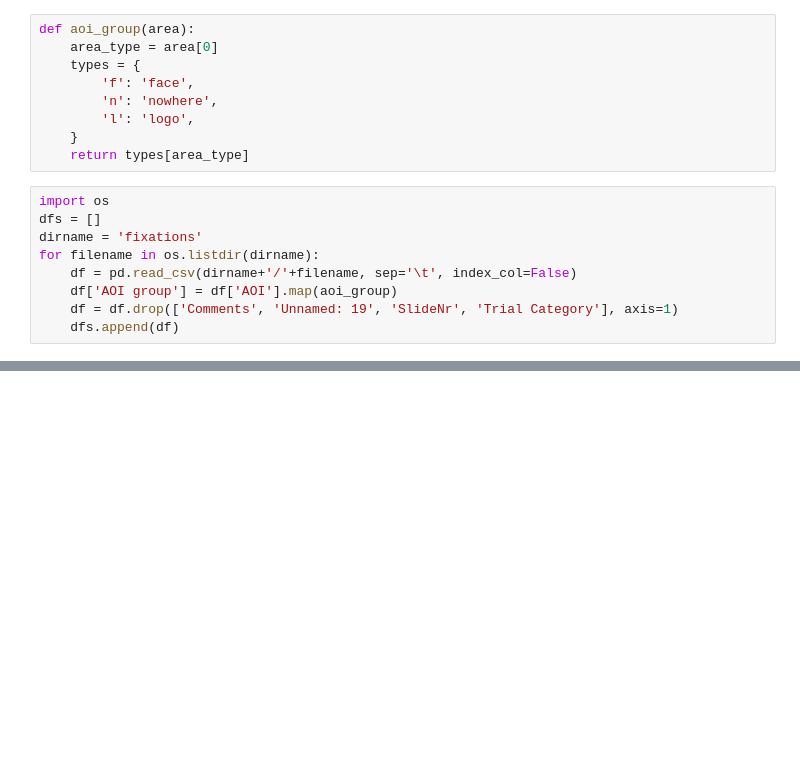
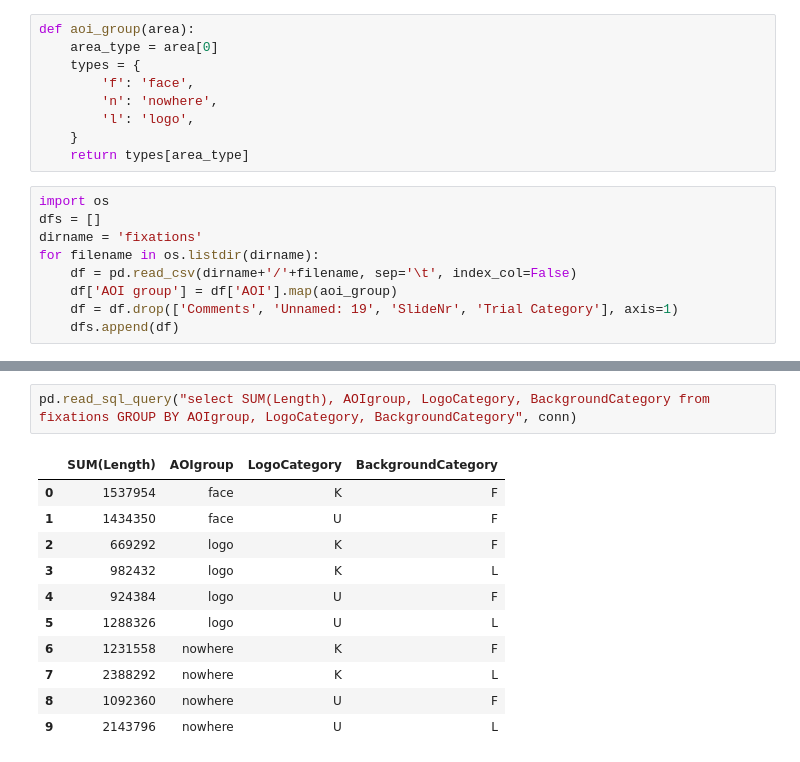
Before and after one commit to alastaa/LSTProject, a Jupyter notebook: Fiksaatioanalyysihommii.ipynb, the cells around one changed output, grey strips where cells are left out. Cells and saved outputs as stored; diff of their text form; blank space fills up the shorter version.

```diff
--- a/Fiksaatioanalyysihommii.ipynb
+++ b/Fiksaatioanalyysihommii.ipynb
@@ -45,0 +74,14 @@ all_df
+# %%
+pd.read_sql_query("select SUM(Length), AOIgroup, LogoCategory, BackgroundCategory from fixations GROUP BY AOIgroup, LogoCategory, BackgroundCategory", conn)
+# %% [output]
+|  | SUM(Length) | AOIgroup | LogoCategory | BackgroundCategory |
+| 0 | 1537954 | face | K | F |
+| 1 | 1434350 | face | U | F |
+| 2 | 669292 | logo | K | F |
+| 3 | 982432 | logo | K | L |
+| 4 | 924384 | logo | U | F |
+| 5 | 1288326 | logo | U | L |
+| 6 | 1231558 | nowhere | K | F |
+| 7 | 2388292 | nowhere | K | L |
+| 8 | 1092360 | nowhere | U | F |
+| 9 | 2143796 | nowhere | U | L |
```
Also changed, not shown: parts of 11 cells of this notebook, 2 other files.
